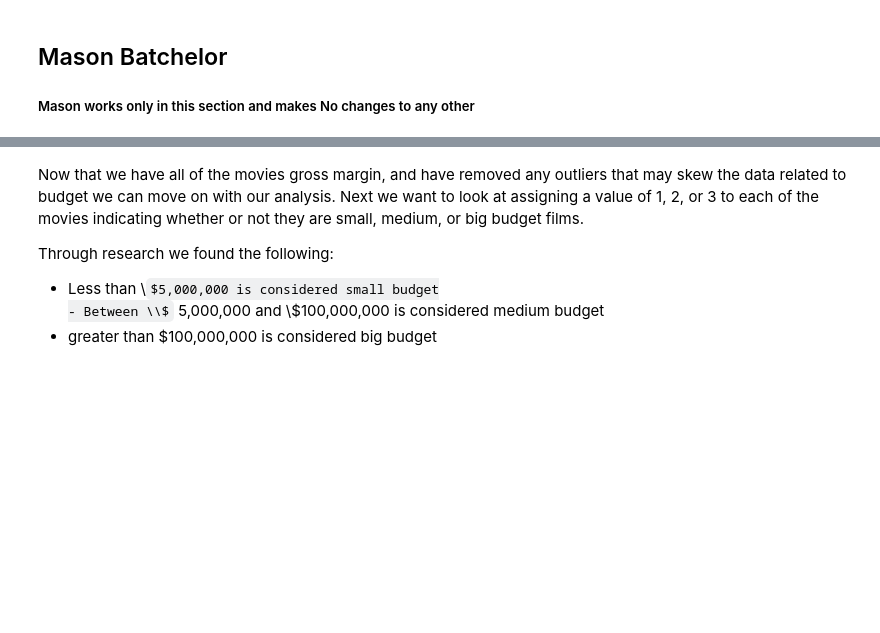
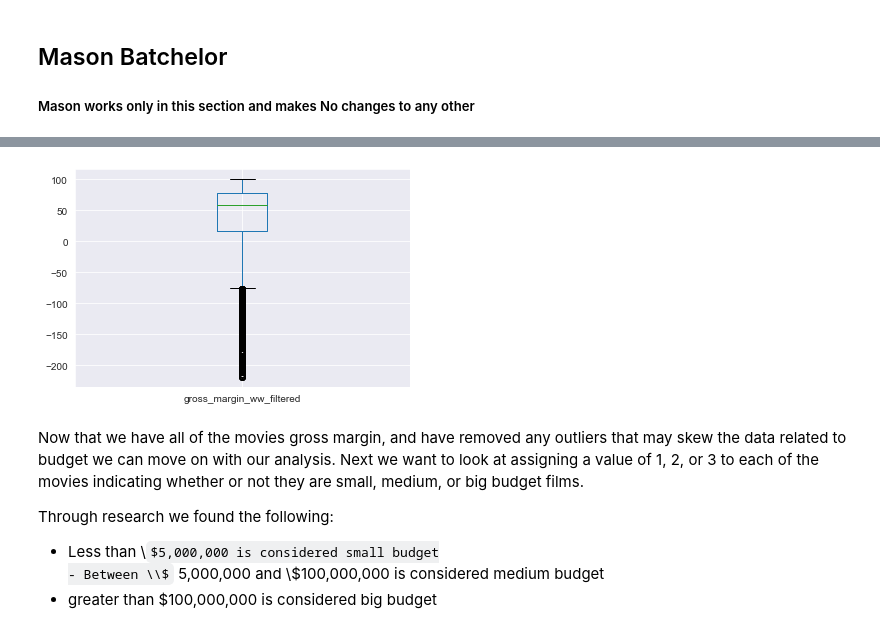
Before and after one commit to masonbatch/dsc-capstone, a Jupyter notebook: student.ipynb, the cells around one changed output, grey strips where cells are left out. Cells and saved outputs as stored; diff of their text form; code cells hidden in the pictures; some formulas as TeX source; blank space fills up the shorter version.

```diff
--- a/student.ipynb
+++ b/student.ipynb
@@ -224,5 +384,6 @@ Additional Assumptions:
 # %%
 import math
+sns.set_style("darkgrid")
 # %%
 dates = pd.to_datetime(movie_budgets['release_date'])
 months = dates.dt.month
@@ -230,3 +400,10 @@ movie_budgets['month_index'] = months
 # %%
 # Create the Gross Margin column in a new dataframe called budgets
-budgets =  movie_budgets.copy()
+budgets =  movie_budgets.copy(deep = True)
+
+# only use movies that gross > 0 (denominator cannot be 0)
+budgets = budgets.loc[budgets['worldwide_gross'] > 0]
+budgets['budget_size'] = budgets['production_budget'].apply(budget_size)
+# calculate gross Margin
+budgets['gross_margin_ww'] = (budgets['worldwide_gross'] -
+                              budgets['production_budget']) / budgets['worldwide_gross'] * 100
@@ -240,10 +413,15 @@ budgets['gross_margin_ww'] = (budgets['worldwide_gross'] -
 # %%
 # REMOVE OUTLIERS from data frame
 Q1 = budgets['gross_margin_ww'].quantile(.25)
 Q3 = budgets['gross_margin_ww'].quantile(.75)
 IQR = Q3 - Q1
+
 # query out the outliers in the budgets data frame which are 1.5 x the iqr
-filtered_budgets = budgets.query('(@Q1 - 1.5 * @IQR) <= gross_margin_ww <= (@Q3 + 1.5 * @IQR)')
+statement = ((budgets['gross_margin_ww'] >= (Q1 - 1.5 * IQR)) &
+            (budgets['gross_margin_ww'] <= (Q3 + 1.5*IQR)))
 
+filtered_budgets = budgets.loc[statement]
 # Ploting the result to check the difference
 budgets.join(filtered_budgets, rsuffix='_filtered').boxplot(['gross_margin_ww_filtered']);
+# %% [output]
+[figure, added]
```
Also changed, not shown: parts of 61 cells of this notebook, 1 other file.
